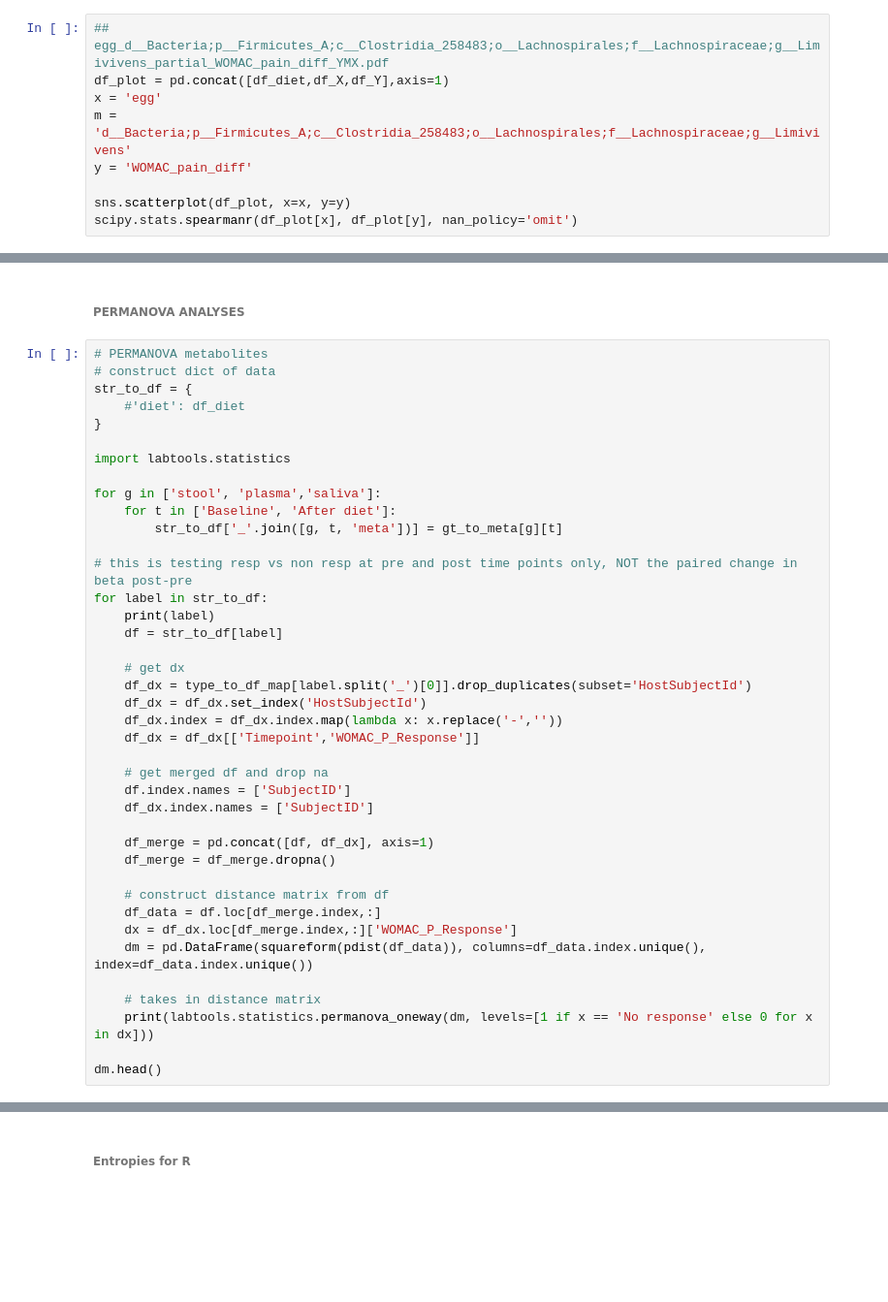
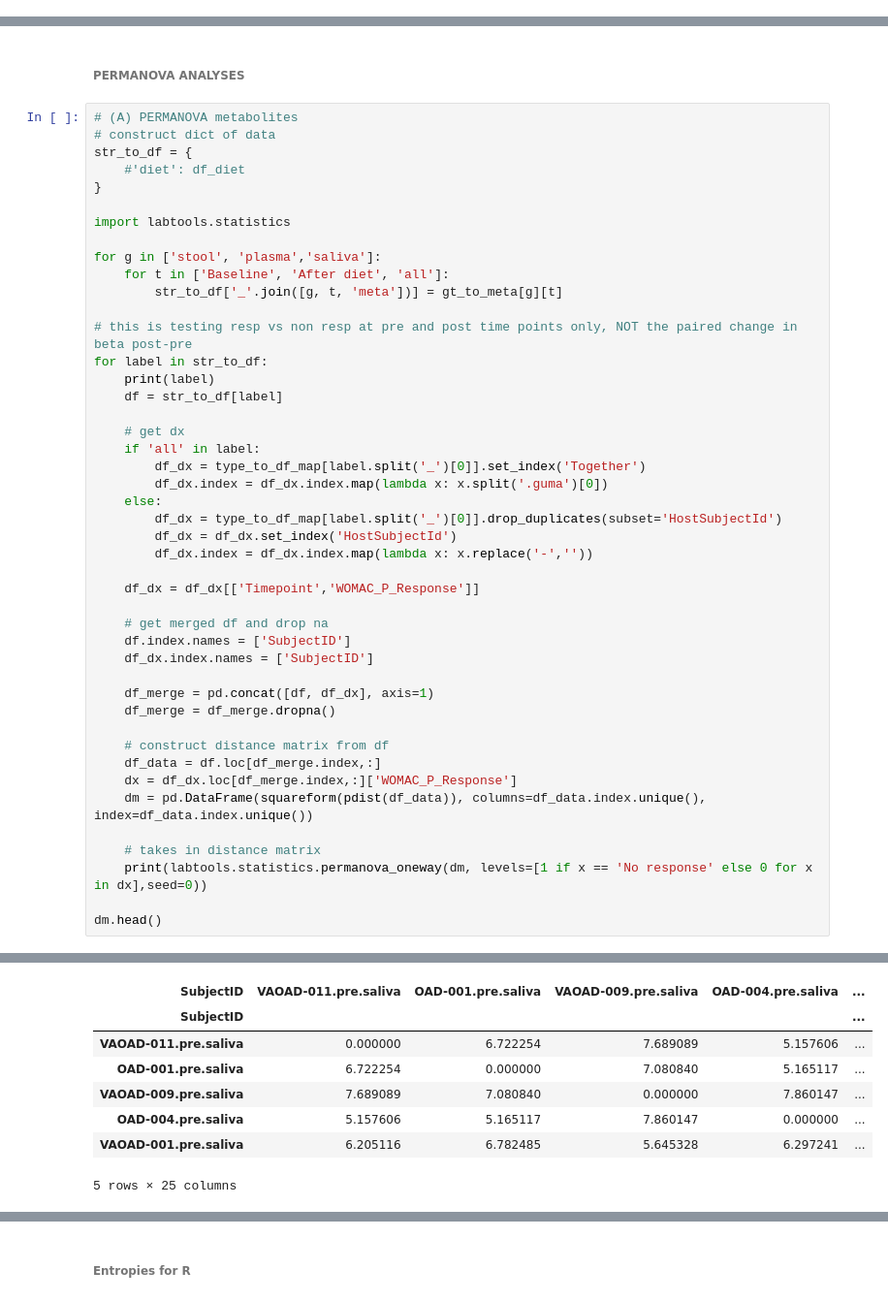
Before and after one commit to kbpi314/oa, a Jupyter notebook: code/oa_v4.ipynb, the cells around one changed output, grey strips where cells are left out. Shown: that part at 97% size. Saved outputs shown, nothing was run; the diff lists cells and outputs as text; blank space fills up the shorter version.

```diff
--- a/code/oa_v4.ipynb
+++ b/code/oa_v4.ipynb
@@ -2290,12 +2284,3 @@ df.head()
 '''
 # %% [output]
 '\n\nfor g in [\'stool\', \'saliva\']:\n    # import mediation DFs\n    df_M = pd.read_csv(path + \'inputs/cutie_df_meta_\' + g + \'.tsv\', sep=\'\t\', index_col=0)\n    df_M.iloc[:,:-1].to_csv(path + ...
-# %%
-## egg_d__Bacteria;p__Firmicutes_A;c__Clostridia_258483;o__Lachnospirales;f__Lachnospiraceae;g__Limivivens_partial_WOMAC_pain_diff_YMX.pdf
-df_plot = pd.concat([df_diet,df_X,df_Y],axis=1)
-x = 'egg'
-m = 'd__Bacteria;p__Firmicutes_A;c__Clostridia_258483;o__Lachnospirales;f__Lachnospiraceae;g__Limivivens'
-y = 'WOMAC_pain_diff'
-
-sns.scatterplot(df_plot, x=x, y=y)
-scipy.stats.spearmanr(df_plot[x], df_plot[y], nan_policy='omit')
@@ -2432,7 +2469,7 @@ for d1, d2 in df_pairs:
 # %% [markdown]
 ###### PERMANOVA ANALYSES ######
 # %%
-# PERMANOVA metabolites
+# (A) PERMANOVA metabolites
 # construct dict of data
 str_to_df = {
     #'diet': df_diet
@@ -2441,7 +2478,7 @@ str_to_df = {
 import labtools.statistics
 
 for g in ['stool', 'plasma','saliva']:
-    for t in ['Baseline', 'After diet']:
+    for t in ['Baseline', 'After diet', 'all']:
         str_to_df['_'.join([g, t, 'meta'])] = gt_to_meta[g][t]
 
 # this is testing resp vs non resp at pre and post time points only, NOT the paired change in beta post-pre
@@ -2450,9 +2487,14 @@ for label in str_to_df:
     df = str_to_df[label]
 
     # get dx
-    df_dx = type_to_df_map[label.split('_')[0]].drop_duplicates(subset='HostSubjectId')
-    df_dx = df_dx.set_index('HostSubjectId')
-    df_dx.index = df_dx.index.map(lambda x: x.replace('-',''))
+    if 'all' in label:
+        df_dx = type_to_df_map[label.split('_')[0]].set_index('Together')
+        df_dx.index = df_dx.index.map(lambda x: x.split('.guma')[0])
+    else:
+        df_dx = type_to_df_map[label.split('_')[0]].drop_duplicates(subset='HostSubjectId')
+        df_dx = df_dx.set_index('HostSubjectId')
+        df_dx.index = df_dx.index.map(lambda x: x.replace('-',''))
+
     df_dx = df_dx[['Timepoint','WOMAC_P_Response']]
 
     # get merged df and drop na
@@ -2468,6 +2510,7 @@ for label in str_to_df:
     dm = pd.DataFrame(squareform(pdist(df_data)), columns=df_data.index.unique(), index=df_data.index.unique())
 
     # takes in distance matrix
-    print(labtools.statistics.permanova_oneway(dm, levels=[1 if x == 'No response' else 0 for x in dx]))
+    print(labtools.statistics.permanova_oneway(dm, levels=[1 if x == 'No response' else 0 for x in dx],seed=0))
 
 dm.head()
+# %% [output]
@@ -2474,3 +2535,11 @@ dm.head()
+| SubjectID | VAOAD-011.pre.saliva | OAD-001.pre.saliva | VAOAD-009.pre.saliva | OAD-004.pre.saliva | ... |
+| SubjectID |  |  |  |  | ... |
+| VAOAD-011.pre.saliva | 0.000000 | 6.722254 | 7.689089 | 5.157606 | ... |
+| OAD-001.pre.saliva | 6.722254 | 0.000000 | 7.080840 | 5.165117 | ... |
+| VAOAD-009.pre.saliva | 7.689089 | 7.080840 | 0.000000 | 7.860147 | ... |
+| OAD-004.pre.saliva | 5.157606 | 5.165117 | 7.860147 | 0.000000 | ... |
+| VAOAD-001.pre.saliva | 6.205116 | 6.782485 | 5.645328 | 6.297241 | ... |
+5 rows × 25 columns
 # %%
 # Shannon entropy calculations
 gt_to_meta_norm = {}
```
Also changed, not shown: parts of 37 cells of this notebook, 1 other file.
